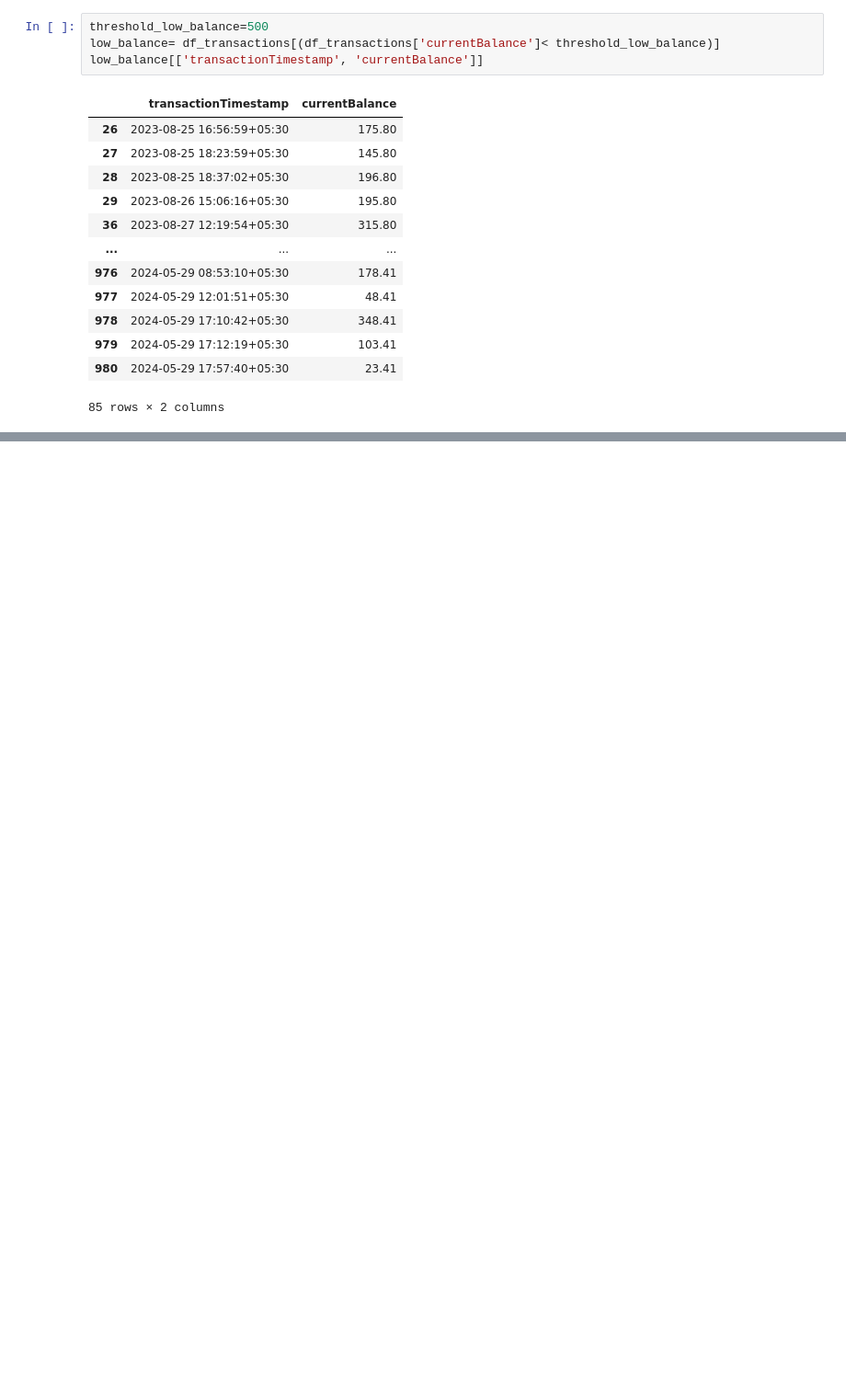
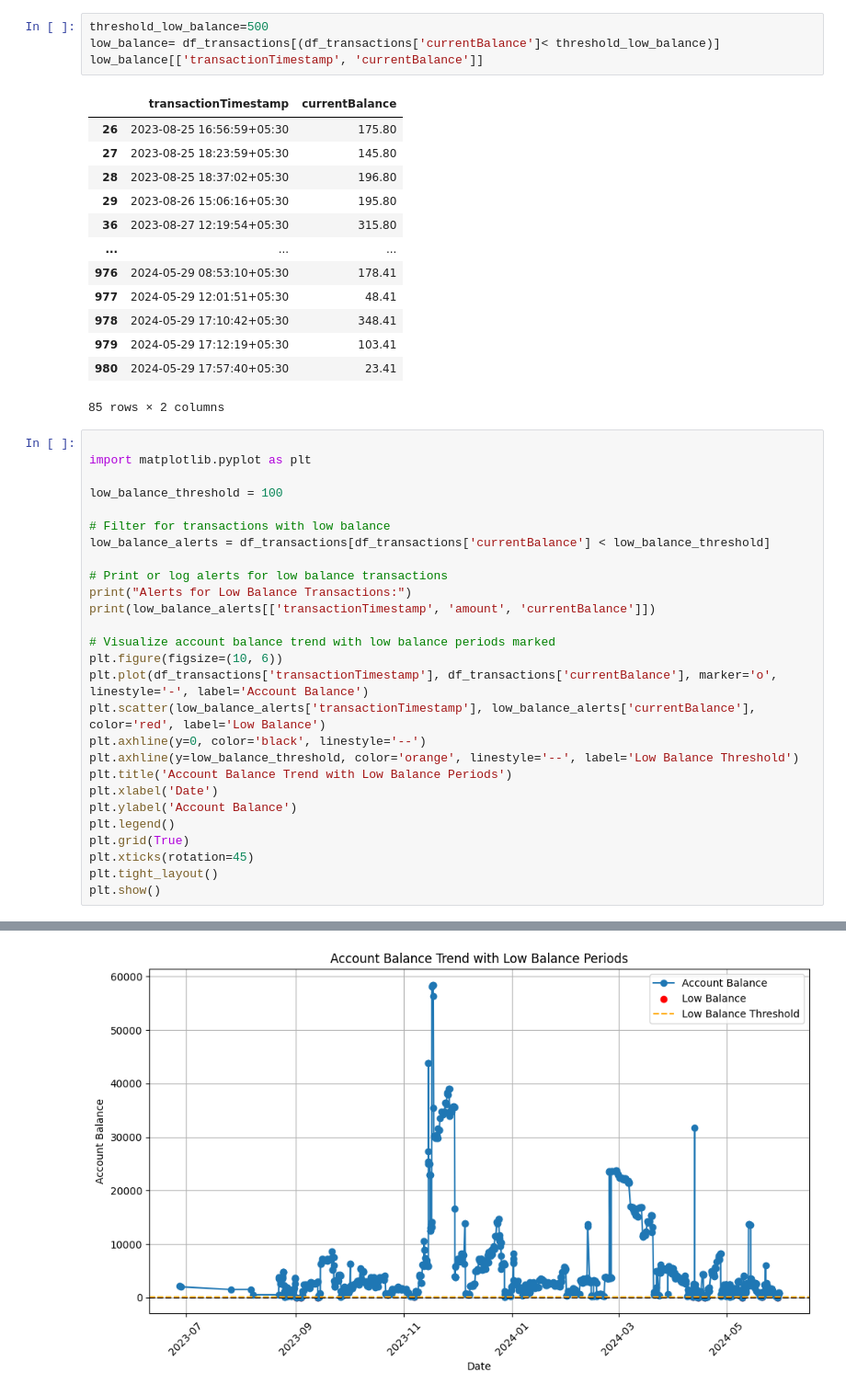
Before and after one commit to prayash42/Data-Science-Work-OneBharat-, a Jupyter notebook: views.ipynb, the cells around one changed output, grey strips where cells are left out. Shown at 92% size. Drawn from its saved outputs; the diff is of its cells as text; blank space fills up the shorter version.

```diff
--- a/views.ipynb
+++ b/views.ipynb
@@ -413,3 +415,31 @@ low_balance[['transactionTimestamp', 'currentBalance']]
 | 979 | 2024-05-29 17:12:19+05:30 | 103.41 |
 | 980 | 2024-05-29 17:57:40+05:30 | 23.41 |
 85 rows × 2 columns
+# %%
+
+import matplotlib.pyplot as plt
+
+low_balance_threshold = 100
+
+# Filter for transactions with low balance
+low_balance_alerts = df_transactions[df_transactions['currentBalance'] < low_balance_threshold]
+
+# Print or log alerts for low balance transactions
+print("Alerts for Low Balance Transactions:")
+print(low_balance_alerts[['transactionTimestamp', 'amount', 'currentBalance']])
+
+# Visualize account balance trend with low balance periods marked
+plt.figure(figsize=(10, 6))
+plt.plot(df_transactions['transactionTimestamp'], df_transactions['currentBalance'], marker='o', linestyle='-', label='Account Balance')
+plt.scatter(low_balance_alerts['transactionTimestamp'], low_balance_alerts['currentBalance'], color='red', label='Low Balance')
+plt.axhline(y=0, color='black', linestyle='--')
+plt.axhline(y=low_balance_threshold, color='orange', linestyle='--', label='Low Balance Threshold')
+plt.title('Account Balance Trend with Low Balance Periods')
+plt.xlabel('Date')
+plt.ylabel('Account Balance')
+plt.legend()
+plt.grid(True)
+plt.xticks(rotation=45)
+plt.tight_layout()
+plt.show()
+# %% [output]
@@ -415,0 +461 @@ low_balance[['transactionTimestamp', 'currentBalance']]
+[figure, added]
```
Also changed, not shown: parts of 3 cells of this notebook, 2 other files.
